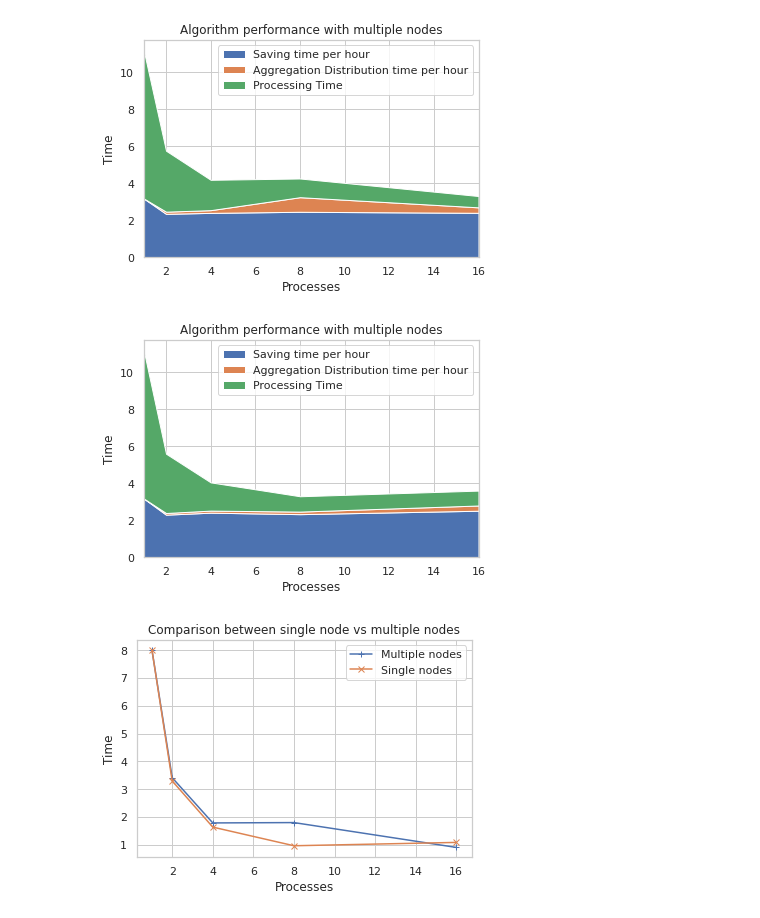
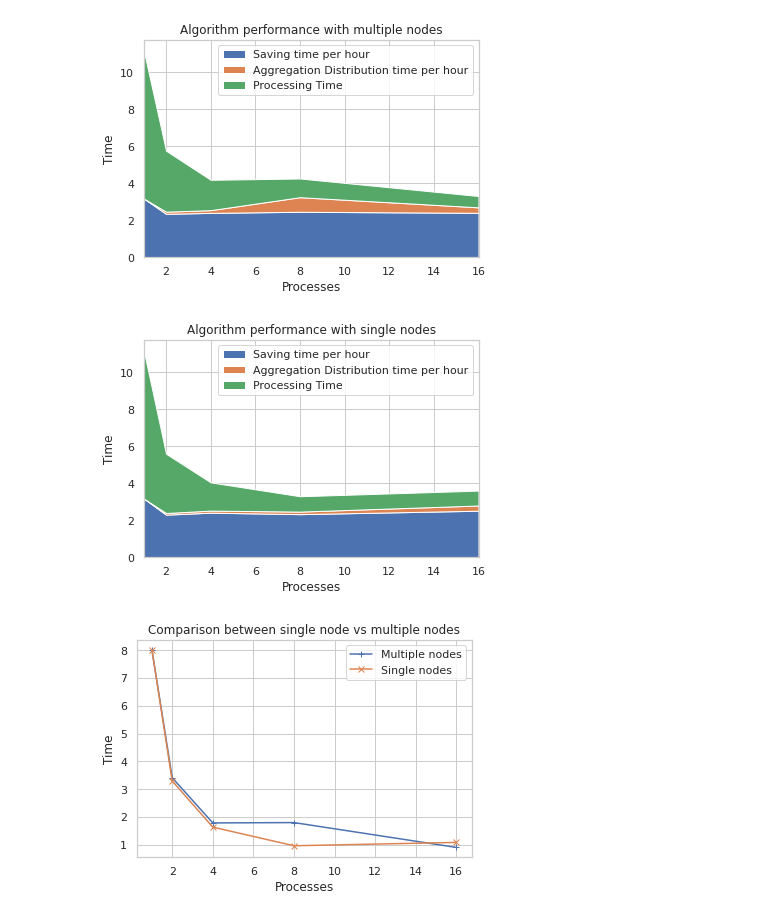
Before and after one commit to mbortolon97/ipfp-hpc-cluster, a Jupyter notebook: src/data_visualization/performance_graph.ipynb, the cells around one changed output. Saved outputs shown, nothing was run; the diff lists cells and outputs as text; code cells hidden in the pictures.

```diff
--- a/src/data_visualization/performance_graph.ipynb
+++ b/src/data_visualization/performance_graph.ipynb
@@ -61,20 +61,20 @@ plt.show()
 # %%
 sns.set_theme(style="whitegrid")
 
 df_grouped_only_single_nodes = df_grouped[np.logical_or(df_grouped["number_of_processes"] == df_grouped["process_per_node"], df_grouped["number_of_processes"] == 1)]
 fig, ax = plt.subplots()
 ax.stackplot(df_grouped_only_single_nodes["number_of_processes"], [df_grouped_only_single_nodes["average_saving_time_per_hour"], df_grouped_only_single_nodes["average_aggregation_distribution_time_per_hour"], df_grouped_only_single_nodes["processing_time"]],
              labels=["Saving time per hour", "Aggregation Distribution time per hour", "Processing Time"])
 ax.legend(loc='upper right')
-ax.set_title('Algorithm performance with multiple nodes')
+ax.set_title('Algorithm performance with single nodes')
 ax.set_xlabel('Processes')
 ax.set_ylabel('Time')
 
 ax.set_xlim([1,16])
 
 plt.show()
 # %% [output]
-[figure, old version]
+[figure, new version]
 # %%
 df_grouped_only_multiple_nodes = df_grouped[np.logical_or(df_grouped["number_of_processes"] != df_grouped["process_per_node"], df_grouped["number_of_processes"] == 1)]
 df_grouped_only_single_nodes = df_grouped[np.logical_or(df_grouped["number_of_processes"] == df_grouped["process_per_node"], df_grouped["number_of_processes"] == 1)]
```
Also changed, not shown: parts of 3 cells of this notebook, 1 other file.
